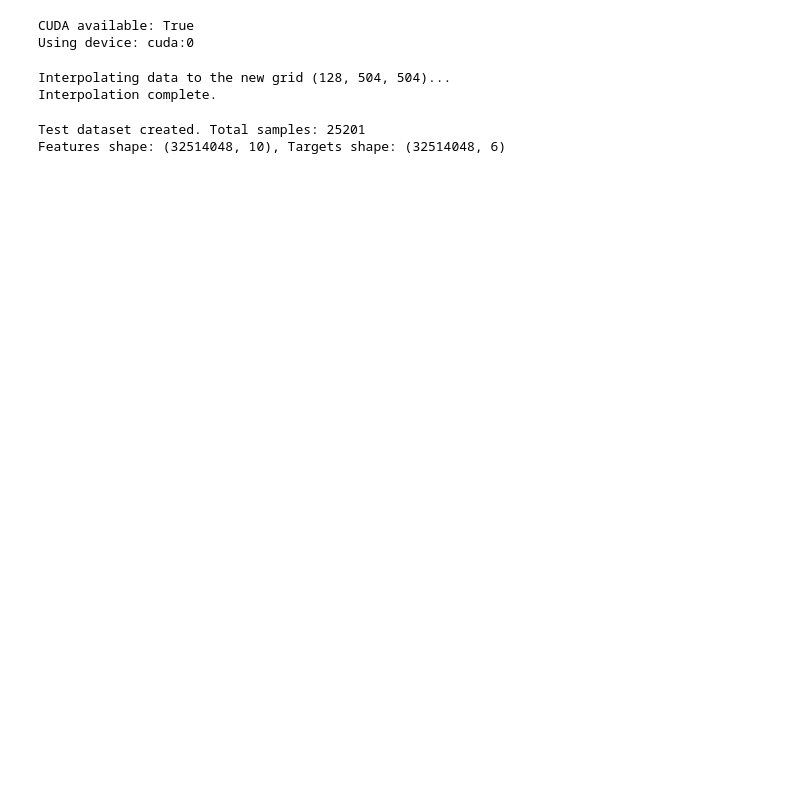
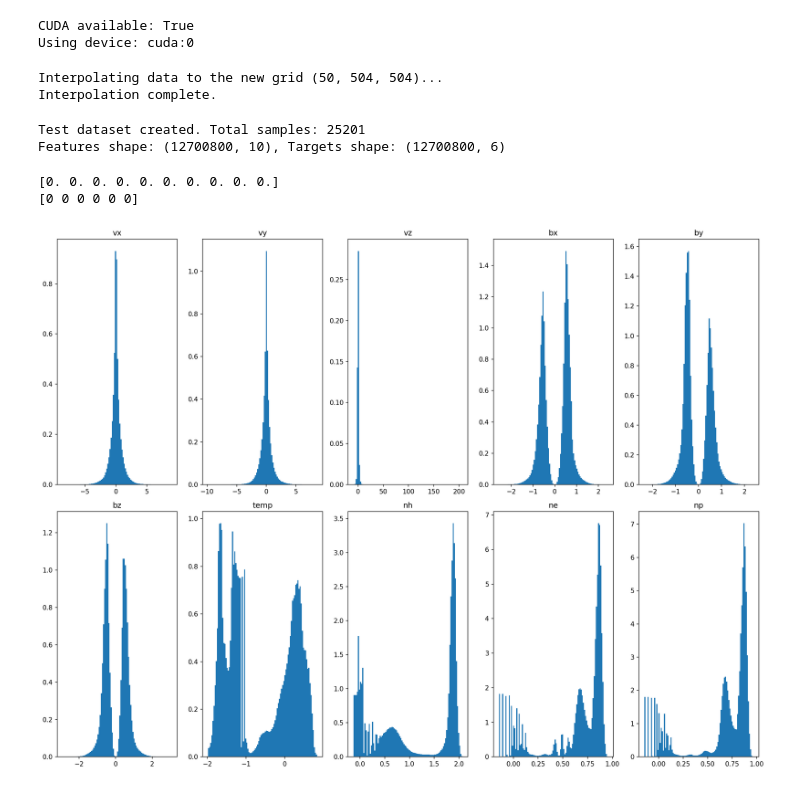
Before and after one commit to andreuva/graphnet_nlte, a Jupyter notebook: gnn_inference.ipynb, the cells around one changed output. Saved outputs shown, nothing was run; the diff lists cells and outputs as text; code cells hidden in the pictures; blank space fills up the shorter version.

```diff
--- a/gnn_inference.ipynb
+++ b/gnn_inference.ipynb
@@ -39,7 +39,7 @@ n_p_orig = np.memmap(f'{datadir}/AR_385_np.dat', dtype='<f4', mode='r', shape=(n
 from scipy.interpolate import interpn
 
 z, y, x = (np.arange(d) for d in (nz, ny, nx))
-new_nz = 128
+new_nz = 50
 new_z, new_y, new_x = (np.linspace(0, d-1, new_d) for d, new_d in zip((nz, ny, nx), (new_nz, ny, nx)))
 new_zv, new_yv, new_xv = np.meshgrid(new_z, new_y, new_x, indexing='ij', sparse=True)
 new_points = (new_zv, new_yv, new_xv)
@@ -54,19 +54,25 @@ n_h = interpn((z, y, x), n_h_orig, new_points)
 n_p = interpn((z, y, x), n_p_orig, new_points)
 print("Interpolation complete.")
 # %% [output]
-Interpolating data to the new grid (128, 504, 504)...
+Interpolating data to the new grid (50, 504, 504)...
 Interpolation complete.
 # %%
 # Normalize features and targets as done during training
-features_list = [
-    vel / vel.mean(),
-    b_xyz / b_xyz.mean(),
-    temp / temp.mean(),
-    np.log10(n_h / n_h.mean()),
-    np.log10(n_e / n_e.mean()),
-    np.log10(n_p / n_p.mean())
-]
-targets_list = [pops / pops.sum(axis=-1, keepdims=True)]
+features_list = [(vel - vel.mean())/vel.std(),
+                 np.sign((b_xyz-b_xyz.mean())/b_xyz.std())*abs((b_xyz-b_xyz.mean())/b_xyz.std())**(1/4),
+                 np.log10(temp/temp.mean()),
+                 np.log10(1/(n_h/n_h.mean()))/10, np.log10(1/(n_e/n_e.mean()))/10, np.log10(1/(n_p/n_p.mean()))/10]
+targets_list = [np.log10(1/(pops/pops.sum(axis=-1, keepdims=True)))**(1/4)]
+
+# features_list = [(vel - vel.mean())/vel.std(),
+#                  (b_xyz-b_xyz.mean())/b_xyz.std(),
+#                  np.log10(temp),
+#                  np.log10(n_h),
+#                  np.log10(n_e),
+#                  np.log10(n_p)]
+# targets_list = [pops/pops.sum(axis=-1, keepdims=True)]
+
+features_labels = ['vx', 'vy', 'vz', 'bx', 'by', 'bz', 'temp', 'nh', 'ne', 'np']
 
 # Create the test dataset and loader
 datast_test = EfficientDataset(
@@ -79,4 +85,22 @@ datast_test = EfficientDataset(
 loader_test = DataLoader(datast_test, batch_size=10, shuffle=False) # No need to shuffle for inference
 # %% [output]
 Test dataset created. Total samples: 25201
-Features shape: (32514048, 10), Targets shape: (32514048, 6)
+Features shape: (12700800, 10), Targets shape: (12700800, 6)
+# %%
+# count the number of nans:
+print(np.isnan(datast_test.features).sum(axis=0)/datast_test.features.shape[0])
+print(np.isnan(datast_test.targets).sum(axis=0))
+# %% [output]
+[0. 0. 0. 0. 0. 0. 0. 0. 0. 0.]
+[0 0 0 0 0 0]
+# %%
+plt.figure(0,(16,12), 150)
+
+for i in range(datast_test.features.shape[1]):
+    plt.subplot(2,5,i+1)
+    plt.title(features_labels[i])
+    plt.hist(datast_test.features[:,i],100, density=True)
+plt.tight_layout()
+plt.show()
+# %% [output]
+[figure, added]
```
Also changed, not shown: parts of 6 cells of this notebook, 1 other file.
